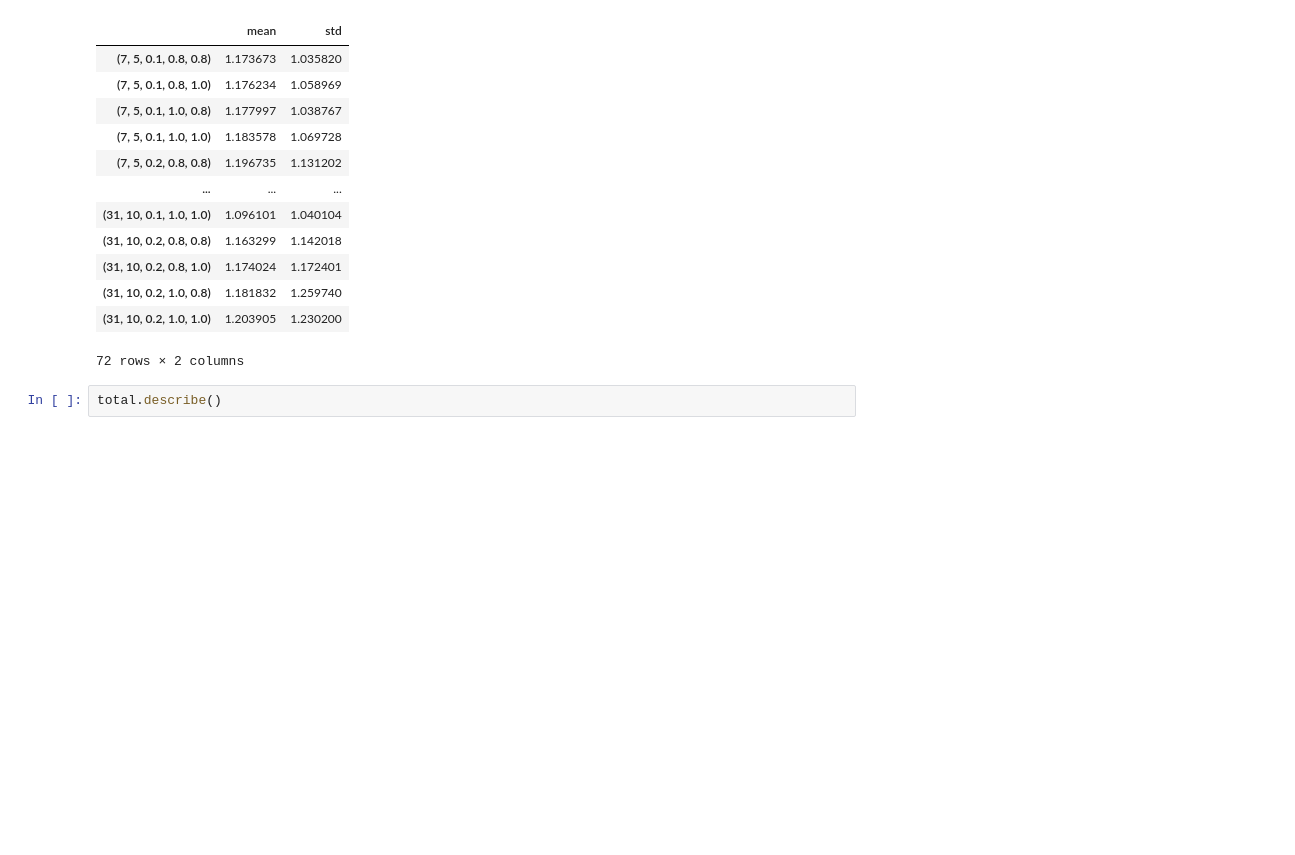
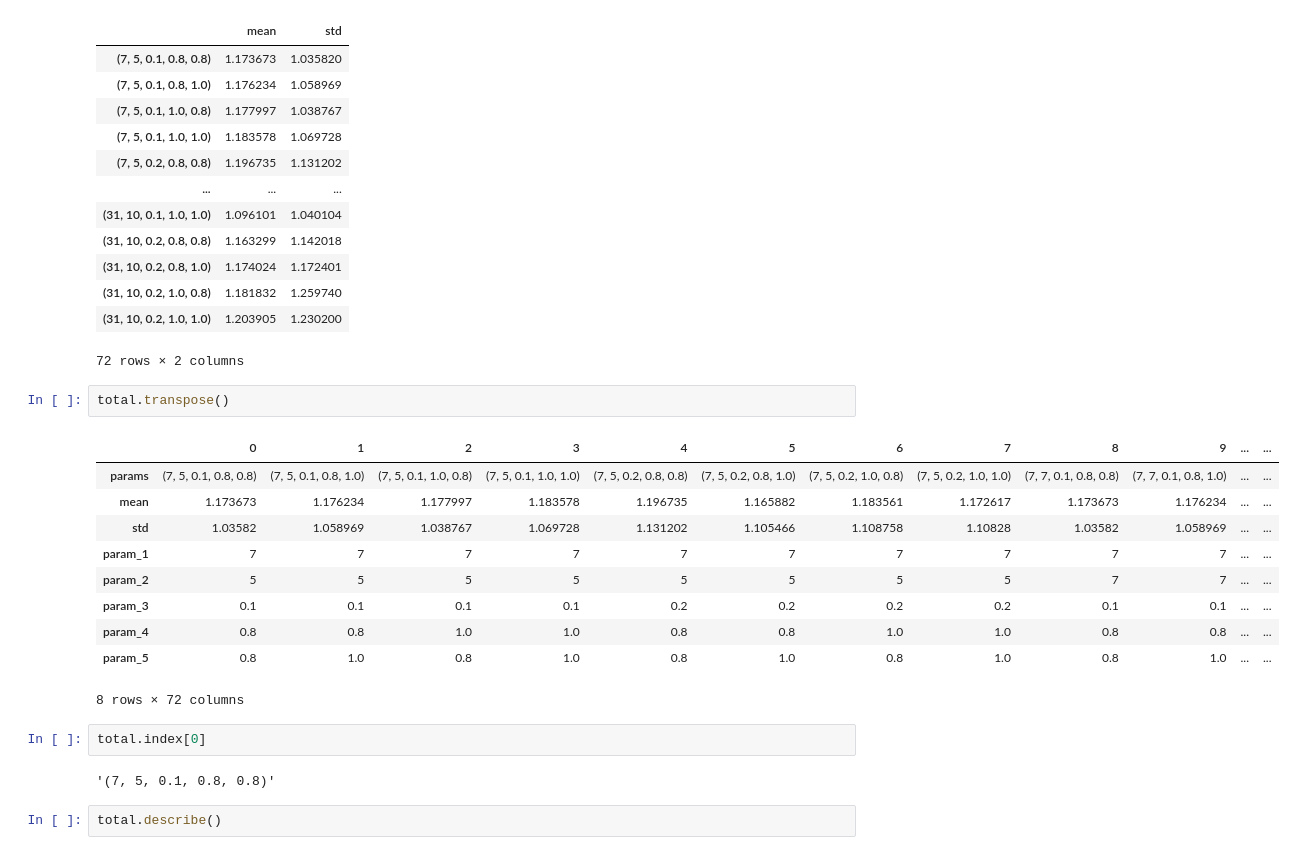
Before and after one commit to Erdos-Projects/predicting-day-ahead-solar-power-production, a Jupyter notebook: notebooks/modeling/CEB/xgboosting.ipynb, the cells around one changed output. Saved outputs shown, nothing was run; the diff lists cells and outputs as text; blank space fills up the shorter version.

```diff
--- a/notebooks/modeling/CEB/xgboosting.ipynb
+++ b/notebooks/modeling/CEB/xgboosting.ipynb
@@ -289,6 +286,23 @@ total
 | (31, 10, 0.2, 1.0, 0.8) | 1.181832 | 1.259740 |
 | (31, 10, 0.2, 1.0, 1.0) | 1.203905 | 1.230200 |
 72 rows × 2 columns
+# %%
+total.transpose()
+# %% [output]
+|  | 0 | 1 | 2 | 3 | 4 | 5 | 6 | 7 | 8 | 9 | ... | ... |
+| params | (7, 5, 0.1, 0.8, 0.8) | (7, 5, 0.1, 0.8, 1.0) | (7, 5, 0.1, 1.0, 0.8) | (7, 5, 0.1, 1.0, 1.0) | (7, 5, 0.2, 0.8, 0.8) | (7, 5, 0.2, 0.8, 1.0) | (7, 5, 0.2, 1.0, 0.8) | (7, 5, 0.2, 1.0, 1.0) | (7, 7, 0.1, 0.8, 0.8) | (7, 7, 0.1, 0.8, 1.0) | ... | ... |
+| mean | 1.173673 | 1.176234 | 1.177997 | 1.183578 | 1.196735 | 1.165882 | 1.183561 | 1.172617 | 1.173673 | 1.176234 | ... | ... |
+| std | 1.03582 | 1.058969 | 1.038767 | 1.069728 | 1.131202 | 1.105466 | 1.108758 | 1.10828 | 1.03582 | 1.058969 | ... | ... |
+| param_1 | 7 | 7 | 7 | 7 | 7 | 7 | 7 | 7 | 7 | 7 | ... | ... |
+| param_2 | 5 | 5 | 5 | 5 | 5 | 5 | 5 | 5 | 7 | 7 | ... | ... |
+| param_3 | 0.1 | 0.1 | 0.1 | 0.1 | 0.2 | 0.2 | 0.2 | 0.2 | 0.1 | 0.1 | ... | ... |
+| param_4 | 0.8 | 0.8 | 1.0 | 1.0 | 0.8 | 0.8 | 1.0 | 1.0 | 0.8 | 0.8 | ... | ... |
+| param_5 | 0.8 | 1.0 | 0.8 | 1.0 | 0.8 | 1.0 | 0.8 | 1.0 | 0.8 | 1.0 | ... | ... |
+8 rows × 72 columns
+# %%
+total.index[0]
+# %% [output]
+'(7, 5, 0.1, 0.8, 0.8)'
 # %%
 total.describe()
 # %% [output]
```
Also changed, not shown: parts of 9 cells of this notebook, 7 other files.
